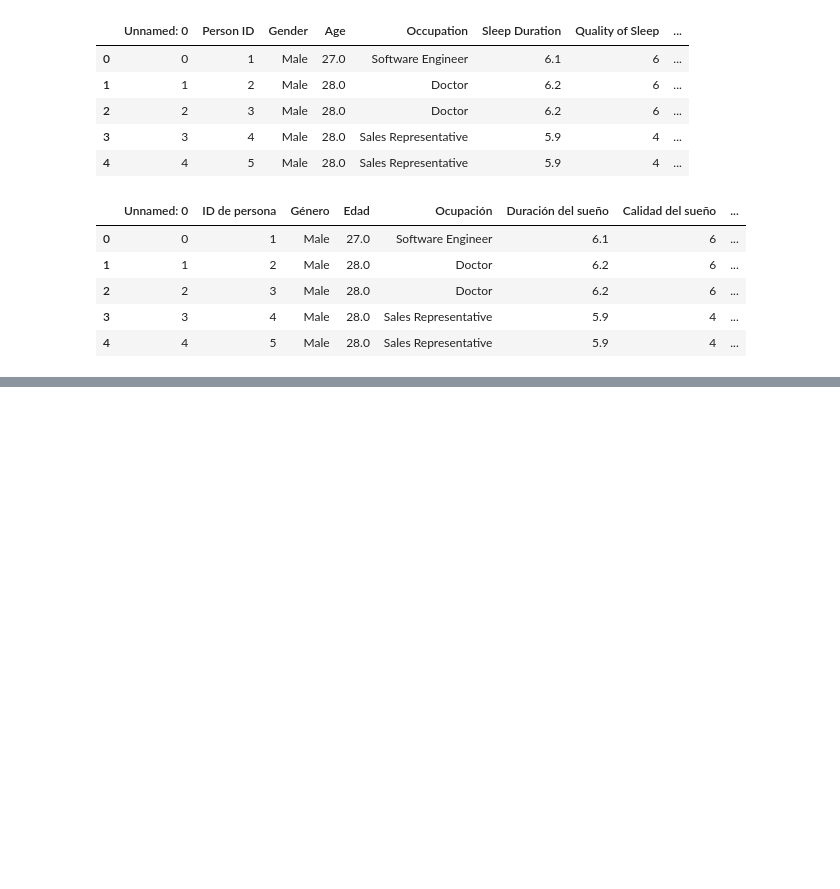
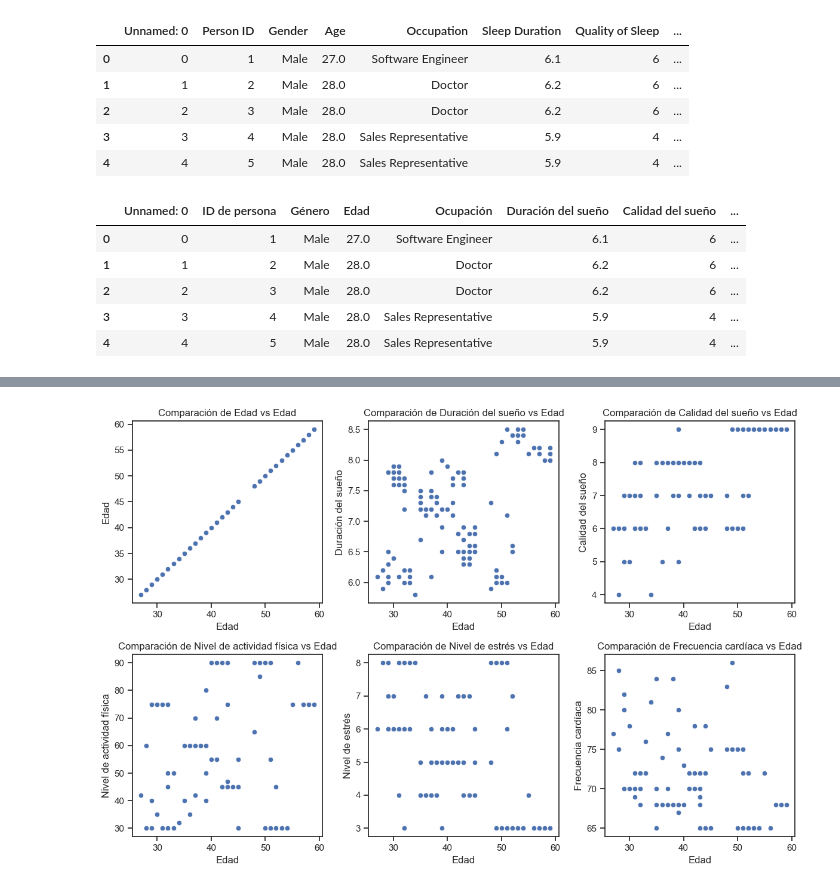
Before and after one commit to noelibaeza/cienciaDatos, a Jupyter notebook: salud_sueño.ipynb, the cells around one changed output, grey strips where cells are left out. Saved outputs shown, nothing was run; the diff lists cells and outputs as text; code cells hidden in the pictures; blank space fills up the shorter version.

```diff
--- a/salud_sueño.ipynb
+++ b/salud_sueño.ipynb
@@ -119,0 +182,33 @@ dtype: object
+# %%
+columnas_comparacion = ["Edad", "Duración del sueño",	"Calidad del sueño",	"Nivel de actividad física","Nivel de estrés", "Frecuencia cardíaca"]
+
+# Configurar el estilo de los gráficos
+sns.set(style="ticks")
+
+# Crear la figura y los subplots
+fig, axes = plt.subplots(2, 3, figsize=(12, 8))
+
+# Generar los gráficos de dispersión en los subplots correspondientes
+for i, columna in enumerate(columnas_comparacion):
+    # Calcular las coordenadas del subplot actual
+    fila = i // 3
+    col = i % 3
+
+    # Seleccionar el subplot actual
+    ax = axes[fila, col]
+
+    # Generar el gráfico de dispersión en el subplot actual
+    sns.scatterplot(x="Edad", y=columna, data=df, ax=ax)
+
+    # Establecer el título del subplot actual
+    ax.set_title(f"Comparación de {columna} vs Edad")
+    ax.set_xlabel("Edad")
+    ax.set_ylabel(columna)
+
+# Ajustar el espaciado entre los subplots
+plt.tight_layout()
+
+# Mostrar los gráficos
+plt.show()
+# %% [output]
+[figure, added]
```
Also changed, not shown: parts of 9 cells of this notebook.
